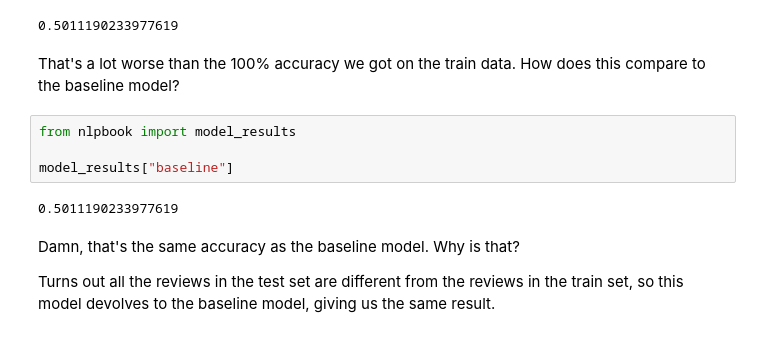
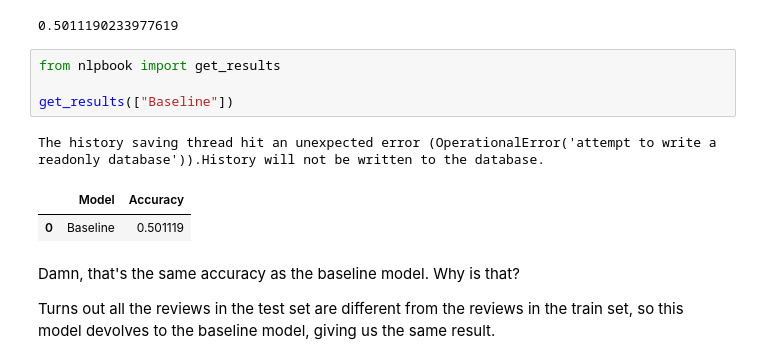
Before and after one commit to spenceforce/NLP-Simple-to-Spectacular, a Jupyter notebook: chapter/03_oner/oner.ipynb, the cells around one changed output. Drawn from its saved outputs; the diff is of its cells as text.

```diff
--- a/chapter/03_oner/oner.ipynb
+++ b/chapter/03_oner/oner.ipynb
@@ -269,14 +269,14 @@ Our preprocessing is locked in and our model is trained. Now we can score our mo
 pipeline.score(X_test, y_test)
 # %% [output]
 0.5011190233977619
-# %% [markdown]
-That's a lot worse than the 100% accuracy we got on the train data. How does this compare to the baseline model?
 # %%
-from nlpbook import model_results
+from nlpbook import get_results
 
-model_results["baseline"]
+get_results(["Baseline"])
 # %% [output]
-0.5011190233977619
+The history saving thread hit an unexpected error (OperationalError('attempt to write a readonly database')).History will not be written to the database.
+|  | Model | Accuracy |
+| 0 | Baseline | 0.501119 |
 # %% [markdown]
 Damn, that's the same accuracy as the baseline model. Why is that?
 
```
Also changed, not shown: 2 other files.
